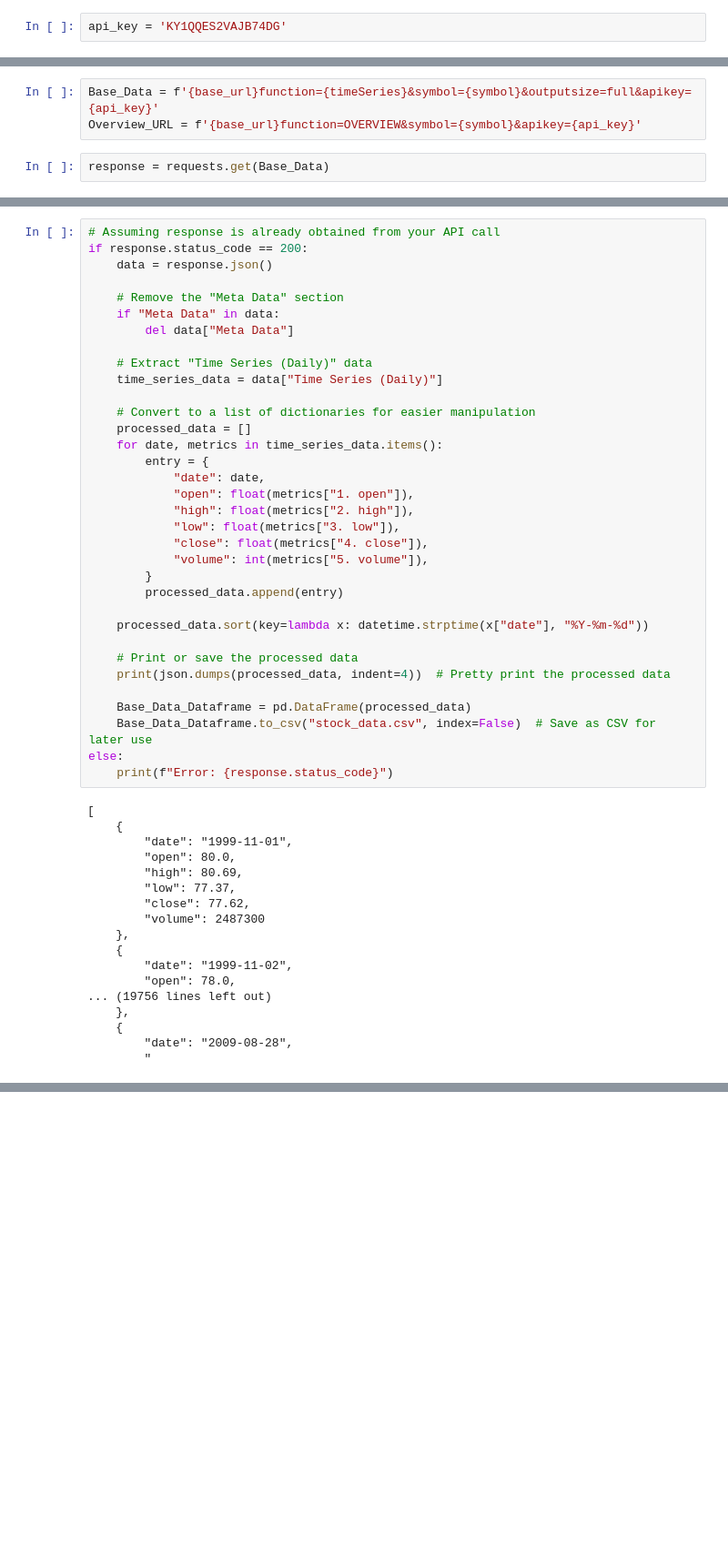
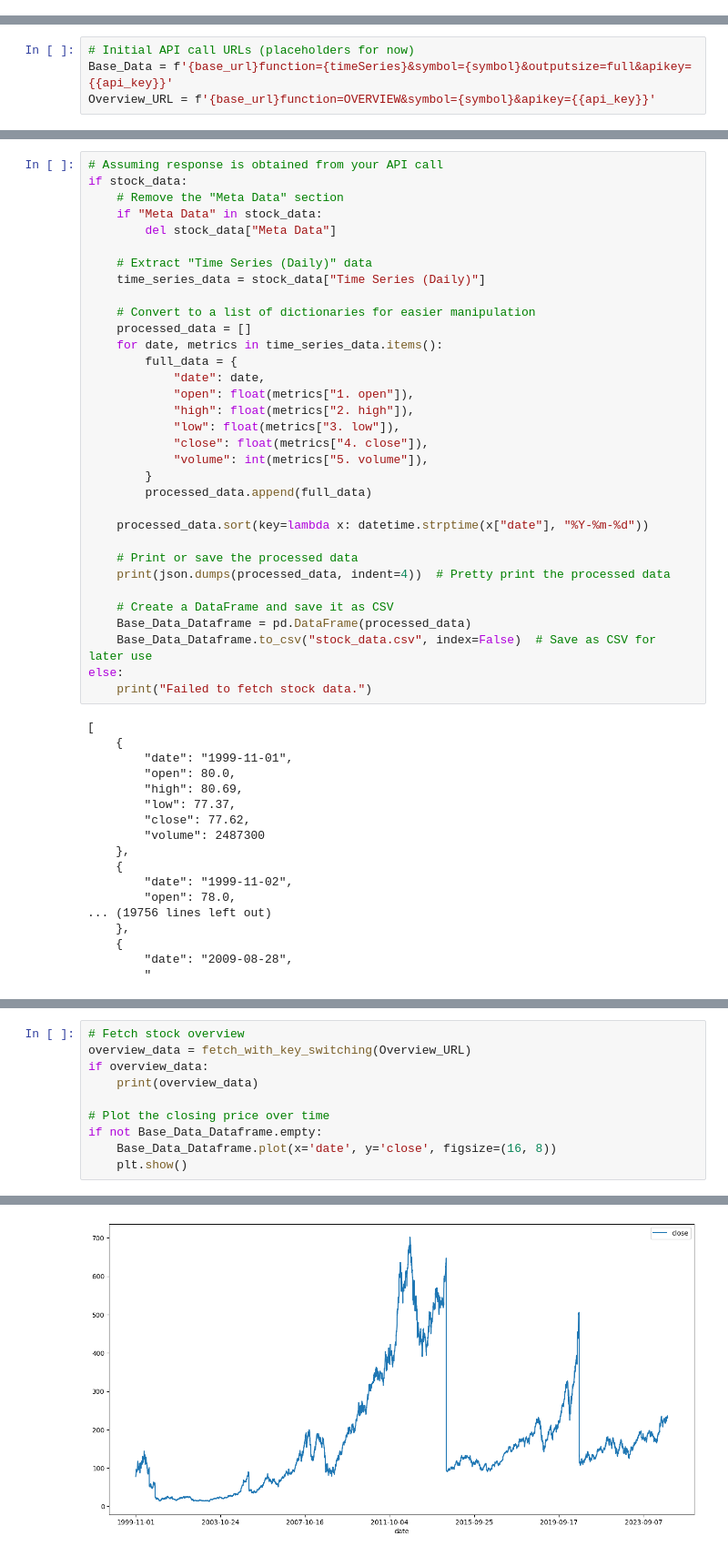
Before and after one commit to ansh2903/Cognivesh, a Jupyter notebook: Main.ipynb, the cells around one changed output, grey strips where cells are left out. Shown at 91% size. Cells and saved outputs as stored; diff of their text form; blank space fills up the shorter version.

```diff
--- a/Main.ipynb
+++ b/Main.ipynb
@@ -9,2 +9,0 @@ from datetime import datetime
-# %%
-api_key = 'KY1QQES2VAJB74DG'
@@ -18,5 +24,4 @@ Enter the stock symbol:  AAPL
 # %%
-Base_Data = f'{base_url}function={timeSeries}&symbol={symbol}&outputsize=full&apikey={api_key}'
-Overview_URL = f'{base_url}function=OVERVIEW&symbol={symbol}&apikey={api_key}'
+# Initial API call URLs (placeholders for now)
+Base_Data = f'{base_url}function={timeSeries}&symbol={symbol}&outputsize=full&apikey={{api_key}}'
+Overview_URL = f'{base_url}function=OVERVIEW&symbol={symbol}&apikey={{api_key}}'
-# %%
-response = requests.get(Base_Data)
@@ -23,19 +59,17 @@ response = requests.get(Base_Data)
 # %%
-# Assuming response is already obtained from your API call
-if response.status_code == 200:
-    data = response.json()
-
+# Assuming response is obtained from your API call
+if stock_data:
     # Remove the "Meta Data" section
-    if "Meta Data" in data:
-        del data["Meta Data"]
+    if "Meta Data" in stock_data:
+        del stock_data["Meta Data"]
 
     # Extract "Time Series (Daily)" data
-    time_series_data = data["Time Series (Daily)"]
+    time_series_data = stock_data["Time Series (Daily)"]
 
     # Convert to a list of dictionaries for easier manipulation
     processed_data = []
     for date, metrics in time_series_data.items():
-        entry = {
+        full_data = {
             "date": date,
             "open": float(metrics["1. open"]),
             "high": float(metrics["2. high"]),
@@ -43,17 +77,18 @@ if response.status_code == 200:
             "close": float(metrics["4. close"]),
             "volume": int(metrics["5. volume"]),
         }
-        processed_data.append(entry)
+        processed_data.append(full_data)
 
     processed_data.sort(key=lambda x: datetime.strptime(x["date"], "%Y-%m-%d"))
 
     # Print or save the processed data
     print(json.dumps(processed_data, indent=4))  # Pretty print the processed data
 
+    # Create a DataFrame and save it as CSV
     Base_Data_Dataframe = pd.DataFrame(processed_data)
     Base_Data_Dataframe.to_csv("stock_data.csv", index=False)  # Save as CSV for later use
 else:
-    print(f"Error: {response.status_code}")
+    print("Failed to fetch stock data.")
 # %% [output]
 [
     {
@@ -99,0 +110,11 @@ Base_Data_Dataframe.plot(x = 'date', y = 'close', figsize = (16, 8))
+# %%
+# Fetch stock overview
+overview_data = fetch_with_key_switching(Overview_URL)
+if overview_data:
+    print(overview_data)
+
+# Plot the closing price over time
+if not Base_Data_Dataframe.empty:
+    Base_Data_Dataframe.plot(x='date', y='close', figsize=(16, 8))
+    plt.show()
+# %% [output]
@@ -100 +122,2 @@ Base_Data_Dataframe.plot(x = 'date', y = 'close', figsize = (16, 8))
+[figure, added]
 # %%
```
Also changed, not shown: parts of 10 cells of this notebook, 1 other file.
